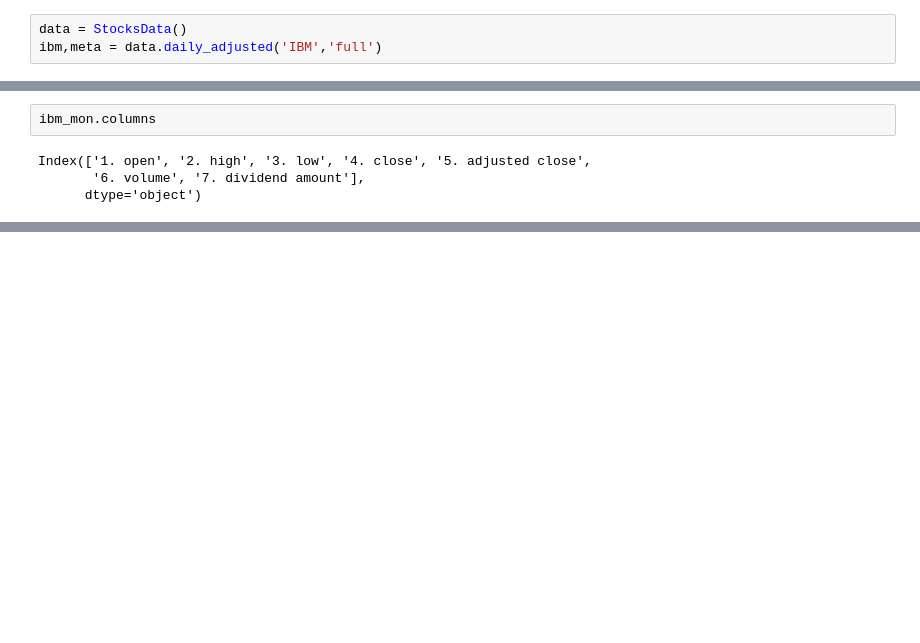
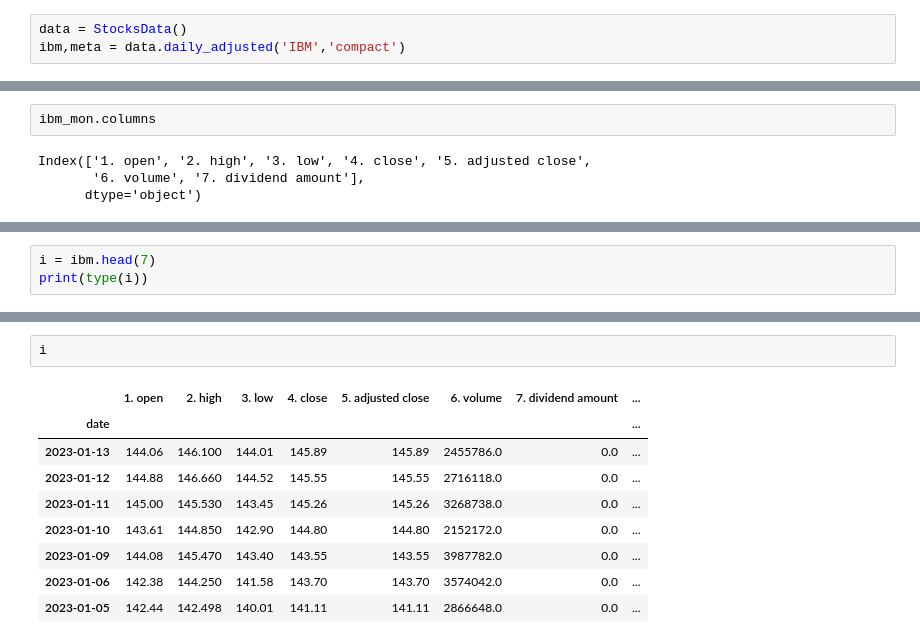
Before and after one commit to Ploiiiz/Software-Dev-2, a Jupyter notebook: New API/for_pandas_visual.ipynb, the cells around one changed output, grey strips where cells are left out. Cells and saved outputs as stored; diff of their text form; blank space fills up the shorter version.

```diff
--- a/New API/for_pandas_visual.ipynb
+++ b/New API/for_pandas_visual.ipynb
@@ -34,7 +34,7 @@ fd,meta = tech.quarterly_balance_sheet('IBM')
 fd
 # %%
 data = StocksData()
-ibm,meta = data.daily_adjusted('IBM','full')
+ibm,meta = data.daily_adjusted('IBM','compact')
 # %%
 from plotting import Plotter
 plotter = Plotter(ibm)
@@ -79,0 +58,3 @@ Name: 1. open, Length: 5839, dtype: float64
+# %%
+i = ibm.head(7)
+print(type(i))
@@ -79,0 +81,12 @@ Name: 1. open, Length: 5839, dtype: float64
+# %%
+i
+# %% [output]
+|  | 1. open | 2. high | 3. low | 4. close | 5. adjusted close | 6. volume | 7. dividend amount | ... |
+| date |  |  |  |  |  |  |  | ... |
+| 2023-01-13 | 144.06 | 146.100 | 144.01 | 145.89 | 145.89 | 2455786.0 | 0.0 | ... |
+| 2023-01-12 | 144.88 | 146.660 | 144.52 | 145.55 | 145.55 | 2716118.0 | 0.0 | ... |
+| 2023-01-11 | 145.00 | 145.530 | 143.45 | 145.26 | 145.26 | 3268738.0 | 0.0 | ... |
+| 2023-01-10 | 143.61 | 144.850 | 142.90 | 144.80 | 144.80 | 2152172.0 | 0.0 | ... |
+| 2023-01-09 | 144.08 | 145.470 | 143.40 | 143.55 | 143.55 | 3987782.0 | 0.0 | ... |
+| 2023-01-06 | 142.38 | 144.250 | 141.58 | 143.70 | 143.70 | 3574042.0 | 0.0 | ... |
+| 2023-01-05 | 142.44 | 142.498 | 140.01 | 141.11 | 141.11 | 2866648.0 | 0.0 | ... |
```
Also changed, not shown: parts of 4 cells of this notebook, 6 other files.
